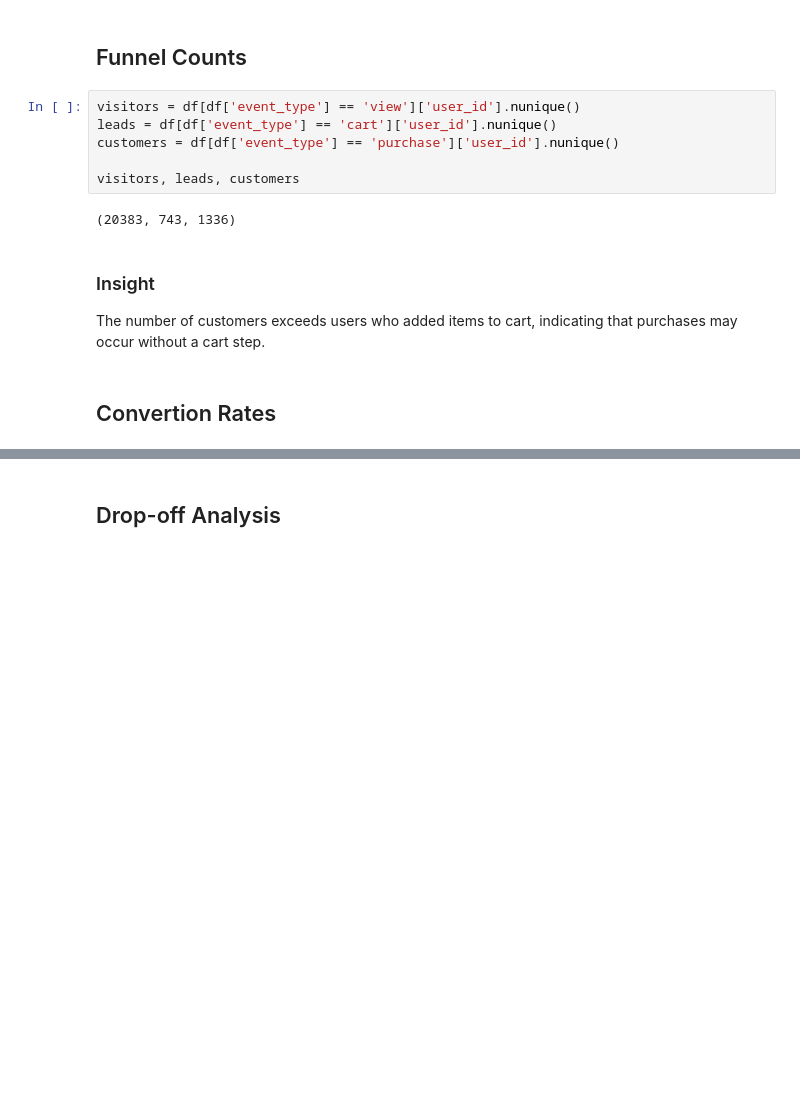
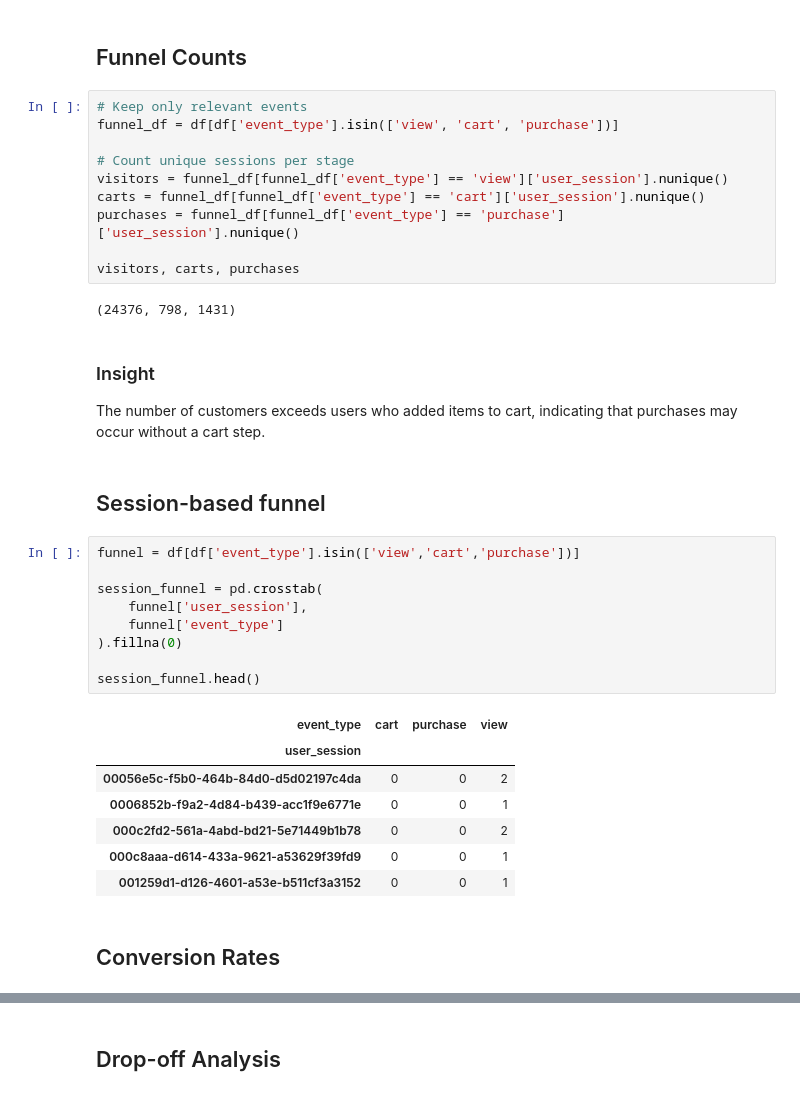
Before and after one commit to MonwabisiThebe/FUTURE_DS_03, a Jupyter notebook: TASK3.ipynb, the cells around one changed output, grey strips where cells are left out. Cells and saved outputs as stored; diff of their text form; blank space fills up the shorter version.

```diff
--- a/TASK3.ipynb
+++ b/TASK3.ipynb
@@ -70,16 +70,39 @@ Where:
 # %% [markdown]
 ## Funnel Counts
 # %%
-visitors = df[df['event_type'] == 'view']['user_id'].nunique()
-leads = df[df['event_type'] == 'cart']['user_id'].nunique()
-customers = df[df['event_type'] == 'purchase']['user_id'].nunique()
+# Keep only relevant events
+funnel_df = df[df['event_type'].isin(['view', 'cart', 'purchase'])]
 
-visitors, leads, customers
+# Count unique sessions per stage
+visitors = funnel_df[funnel_df['event_type'] == 'view']['user_session'].nunique()
+carts = funnel_df[funnel_df['event_type'] == 'cart']['user_session'].nunique()
+purchases = funnel_df[funnel_df['event_type'] == 'purchase']['user_session'].nunique()
+
+visitors, carts, purchases
 # %% [output]
-(20383, 743, 1336)
+(24376, 798, 1431)
 # %% [markdown]
 ### Insight
 The number of customers exceeds users who added items to cart, indicating that purchases may occur without a cart step.
+# %% [markdown]
+## Session-based funnel
+# %%
+funnel = df[df['event_type'].isin(['view','cart','purchase'])]
+
+session_funnel = pd.crosstab(
+    funnel['user_session'],
+    funnel['event_type']
+).fillna(0)
+
+session_funnel.head()
+# %% [output]
+| event_type | cart | purchase | view |
+| user_session |  |  |  |
+| 00056e5c-f5b0-464b-84d0-d5d02197c4da | 0 | 0 | 2 |
+| 0006852b-f9a2-4d84-b439-acc1f9e6771e | 0 | 0 | 1 |
+| 000c2fd2-561a-4abd-bd21-5e71449b1b78 | 0 | 0 | 2 |
+| 000c8aaa-d614-433a-9621-a53629f39fd9 | 0 | 0 | 1 |
+| 001259d1-d126-4601-a53e-b511cf3a3152 | 0 | 0 | 1 |
 # %% [markdown]
-## Convertion Rates
+## Conversion Rates
 # %%
```
Also changed, not shown: parts of 2 cells of this notebook.
